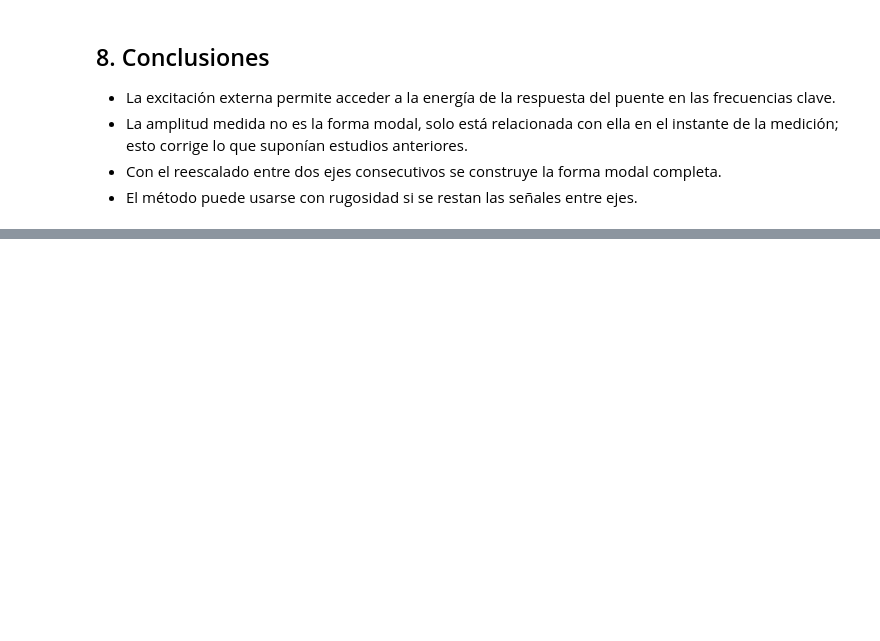
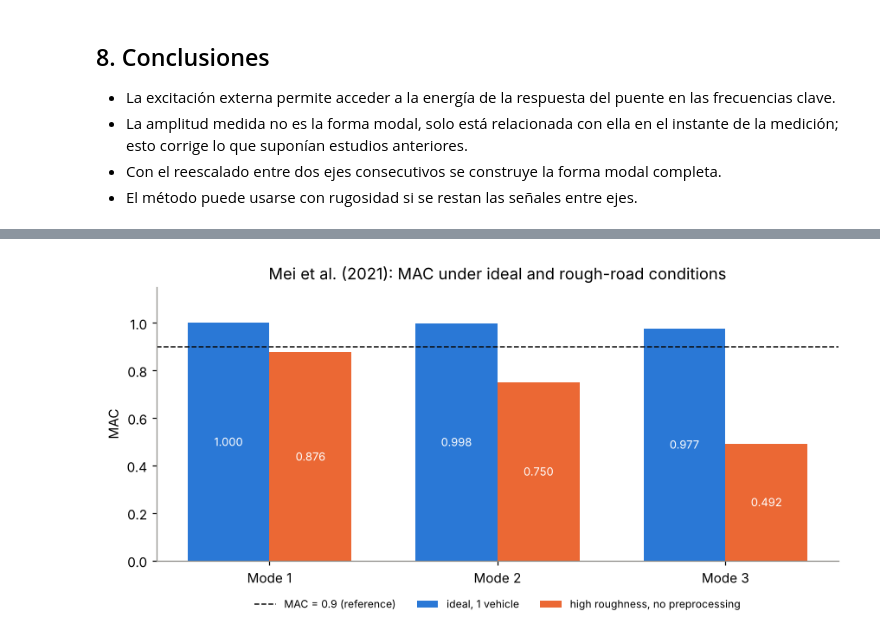
Before and after one commit to 25adiaz-apps/assignment-3-machine-learning, a Jupyter notebook: literature-review/revision-papers/resumenes_papers.ipynb, the cells around one changed output, grey strips where cells are left out. Saved outputs shown, nothing was run; the diff lists cells and outputs as text; code cells hidden in the pictures; blank space fills up the shorter version.

```diff
--- a/literature-review/revision-papers/resumenes_papers.ipynb
+++ b/literature-review/revision-papers/resumenes_papers.ipynb
@@ -329,0 +517,24 @@ En cada instante los dos ejes ven el mismo tamaño de vibración $q(t)$, así qu
+# %%
+# Figure 3: MAC per mode, ideal (1 vehicle) vs high roughness (no preprocessing)
+modes_mei = np.array([1, 2, 3])
+mac_ideal = [1.000, 0.998, 0.977]
+mac_rough = [0.876, 0.750, 0.492]
+
+fig, ax = plt.subplots(figsize=(8, 4))
+bars_ideal = ax.bar(modes_mei - 0.18, mac_ideal, width=0.36, color=COLOR_1, label="ideal, 1 vehicle")
+bars_rough = ax.bar(modes_mei + 0.18, mac_rough, width=0.36, color=COLOR_2,
+                    label="high roughness, no preprocessing")
+for bars in (bars_ideal, bars_rough):
+    ax.bar_label(bars, fmt="%.3f", fontsize=8.5, label_type="center", color="white")
+ax.axhline(0.9, linestyle="--", color=COLOR_TRUE, lw=1, label="MAC = 0.9 (reference)")
+ax.set_xticks(modes_mei)
+ax.set_xticklabels([f"Mode {k}" for k in modes_mei])
+ax.set_ylim(0, 1.15)
+ax.set_ylabel("MAC")
+ax.set_title("Mei et al. (2021): MAC under ideal and rough-road conditions")
+ax.legend(loc="upper center", bbox_to_anchor=(0.5, -0.1), ncol=3, fontsize=8)
+fig.tight_layout()
+fig.savefig(FIG_DIR / "mei2021_mac_condiciones.png", dpi=150, bbox_inches="tight")
+plt.show()
+# %% [output]
+[figure, added]
```
Also changed, not shown: parts of 17 cells of this notebook, 5 other files.
